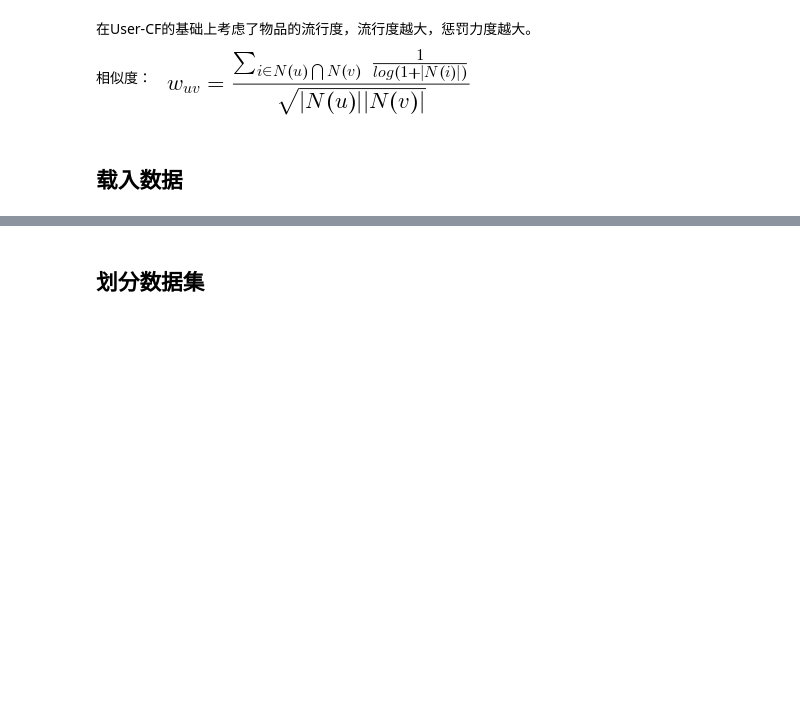
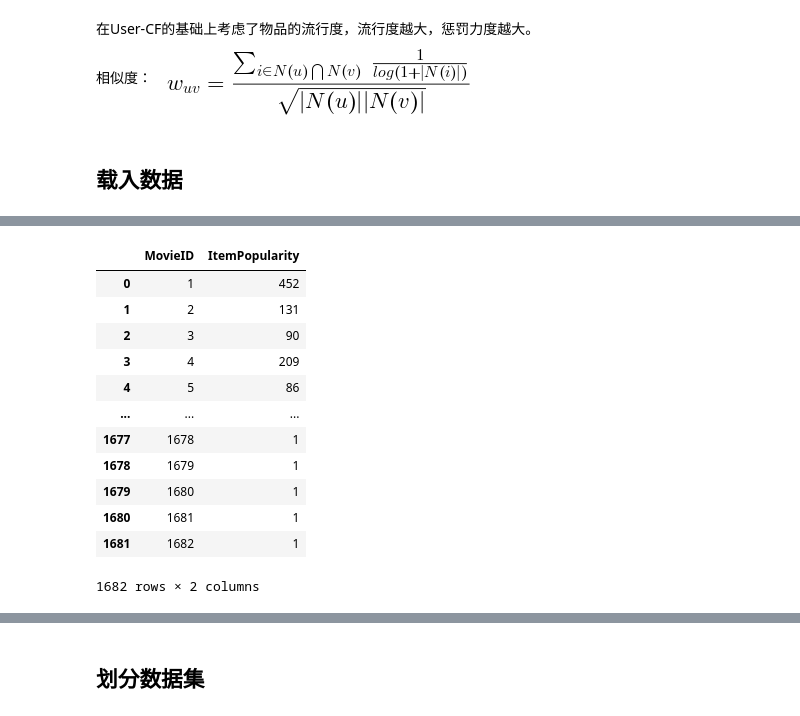
Before and after one commit to wephiles/recommend-system-practice, a Jupyter notebook: UserIIF.ipynb, the cells around one changed output, grey strips where cells are left out. Drawn from its saved outputs; the diff is of its cells as text; code cells hidden in the pictures; blank space fills up the shorter version.

```diff
--- a/UserIIF.ipynb
+++ b/UserIIF.ipynb
@@ -11,0 +11,5 @@ from RecommendSystemUserIIF.util import data_reader
+# %%
+data_reader_obj = DataReader()
+movielen_data = data_reader_obj.read_all_data(file_path="./UserIIF/data/ml-100k/u.data")
+movielen_df = pd.DataFrame(movielen_data, columns=["UserID", "MovieID", "Rating", "TimeStamp"])
+movielen_df.head()
@@ -11,0 +42,22 @@ from RecommendSystemUserIIF.util import data_reader
+# %%
+# 将用户那一列改成ItemPopularity 统计每个项目有多少个用户 -- 意思是，统计每个item有多少用户（--意即，每个项目的流行度）
+sum_movie_rating.rename(
+    mapper = {"UserID": "ItemPopularity"},
+    axis = 1,
+    inplace = True
+)
+sum_movie_rating
+# %% [output]
+|  | MovieID | ItemPopularity |
+| 0 | 1 | 452 |
+| 1 | 2 | 131 |
+| 2 | 3 | 90 |
+| 3 | 4 | 209 |
+| 4 | 5 | 86 |
+| ... | ... | ... |
+| 1677 | 1678 | 1 |
+| 1678 | 1679 | 1 |
+| 1679 | 1680 | 1 |
+| 1680 | 1681 | 1 |
+| 1681 | 1682 | 1 |
+1682 rows × 2 columns
```
Also changed, not shown: parts of 20 cells of this notebook, 21 other files.
